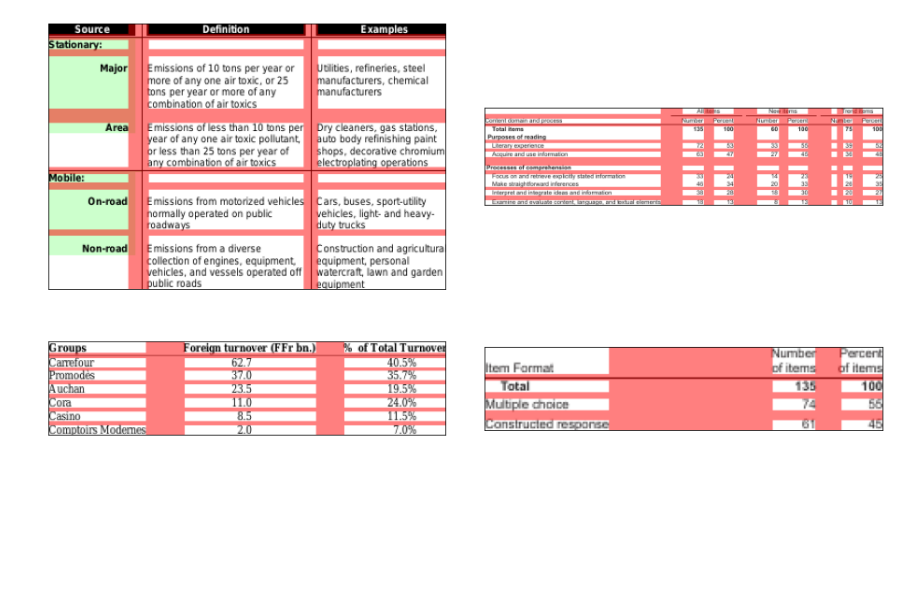
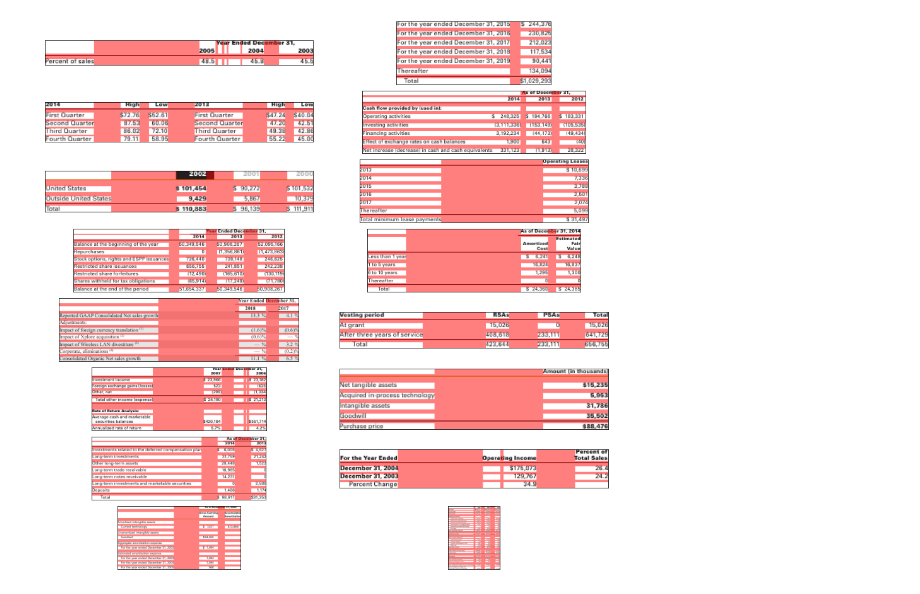
Before and after one commit to matroshenko/TableAnalyzer, a Jupyter notebook: show_split_model_predictions.ipynb, the cells around one changed output. Cells and saved outputs as stored; diff of their text form; code cells hidden in the pictures; blank space fills up the shorter version.

Commit message:
Выводим предсказания модели SPLIT на тестовой выборке.

```diff
--- a/show_split_model_predictions.ipynb
+++ b/show_split_model_predictions.ipynb
@@ -10,3 +12,3 @@ from utils.visualization import create_split_result_image
 # %%
-m = load_model('checkpoints/split.ckpt')
+m = load_model('checkpoints/split_fin_tab_net.ckpt')
 # %% [output]
@@ -17,5 +19,6 @@ You may not need to update to CUDA 11.1; cherry-picking the ptxas binary is ofte
 # %%
-ds = tfds.load('icdar_split', split='train[90%:]')
+ds = tfds.load('fin_tab_net_split', split='test')
+ds = ds.shuffle(128)
 # %%
 def get_predictions(test_image):
     test_image = tf.expand_dims(test_image, 0)
@@ -25,9 +28,9 @@ def get_predictions(test_image):
         tf.squeeze(outputs['vert_split_points_binary'], 0)
     )
 # %%
-fig, axes = plt.subplots(2, 2, figsize=(16,16))
+fig, axes = plt.subplots(8, 2, figsize=(16,16))
 
-for element, ax in zip(ds.take(4), axes.flat):
+for element, ax in zip(ds.take(16), axes.flat):
     horz_split_points_predictions, vert_split_points_predictions = get_predictions(element['image'])
     pil_image = PIL.Image.fromarray(element['image'].numpy())
     debug_image = create_split_result_image(
@@ -35,7 +38,7 @@ for element, ax in zip(ds.take(4), axes.flat):
     ax.get_xaxis().set_visible(False)
     ax.get_yaxis().set_visible(False)
     ax.imshow(debug_image)
-fig.subplots_adjust(wspace=0.1, hspace=-0.6)
+fig.subplots_adjust(wspace=0.1, hspace=0.1)
 
 plt.savefig('images/split_model_predictions.png', bbox_inches='tight')
 plt.show()
@@ -44 +46 @@ plt.show()
-[figure, old version]
+[figure, new version]
```
Also changed, not shown: parts of 4 cells of this notebook, 2 other files.
